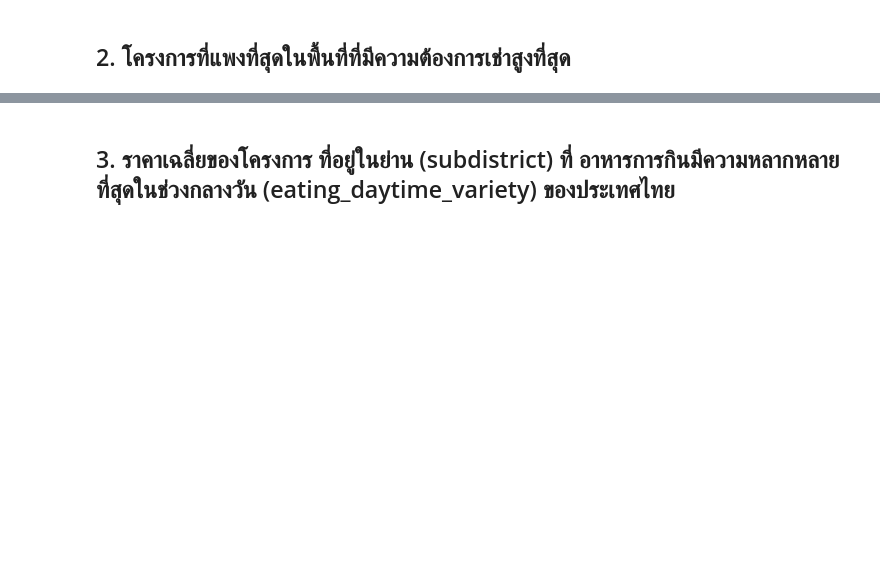
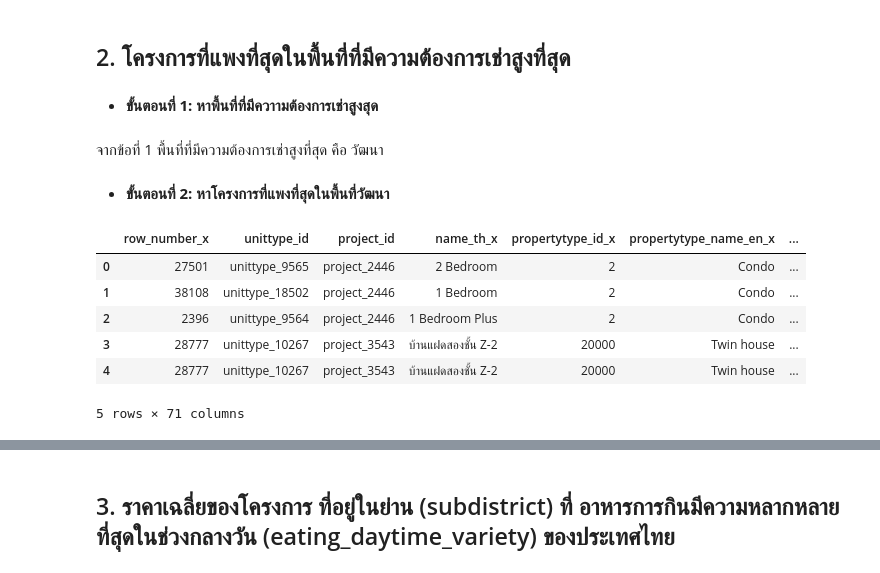
Before and after one commit to Supansapkb/BasicProg_DataViz65, a Jupyter notebook: midterm65.ipynb, the cells around one changed output, grey strips where cells are left out. Drawn from its saved outputs; the diff is of its cells as text; code cells hidden in the pictures; blank space fills up the shorter version.

```diff
--- a/midterm65.ipynb
+++ b/midterm65.ipynb
@@ -130,0 +148,17 @@ project
+# %% [markdown]
+- **ขั้นตอนที่ 1: หาพื้นที่ที่มีควาามต้องการเช่าสูงสุด**
+# %% [markdown]
+จากข้อที่ 1 พื้นที่ที่มีความต้องการเช่าสูงที่สุด คือ วัฒนา
+# %% [markdown]
+- **ขั้นตอนที่ 2: หาโครงการที่แพงที่สุดในพื้นที่วัฒนา**
+# %%
+UP = pd.merge(unit, project, on = 'project_id')  # ทำการ Merge ระหว่าง unit กับ project เข้าด้วยกัน
+UP.head()
+# %% [output]
+|  | row_number_x | unittype_id | project_id | name_th_x | propertytype_id_x | propertytype_name_en_x | ... |
+| 0 | 27501 | unittype_9565 | project_2446 | 2 Bedroom | 2 | Condo | ... |
+| 1 | 38108 | unittype_18502 | project_2446 | 1 Bedroom | 2 | Condo | ... |
+| 2 | 2396 | unittype_9564 | project_2446 | 1 Bedroom Plus | 2 | Condo | ... |
+| 3 | 28777 | unittype_10267 | project_3543 | บ้านแฝดสองชั้น Z-2 | 20000 | Twin house | ... |
+| 4 | 28777 | unittype_10267 | project_3543 | บ้านแฝดสองชั้น Z-2 | 20000 | Twin house | ... |
+5 rows × 71 columns
```
Also changed, not shown: parts of 63 cells of this notebook.
